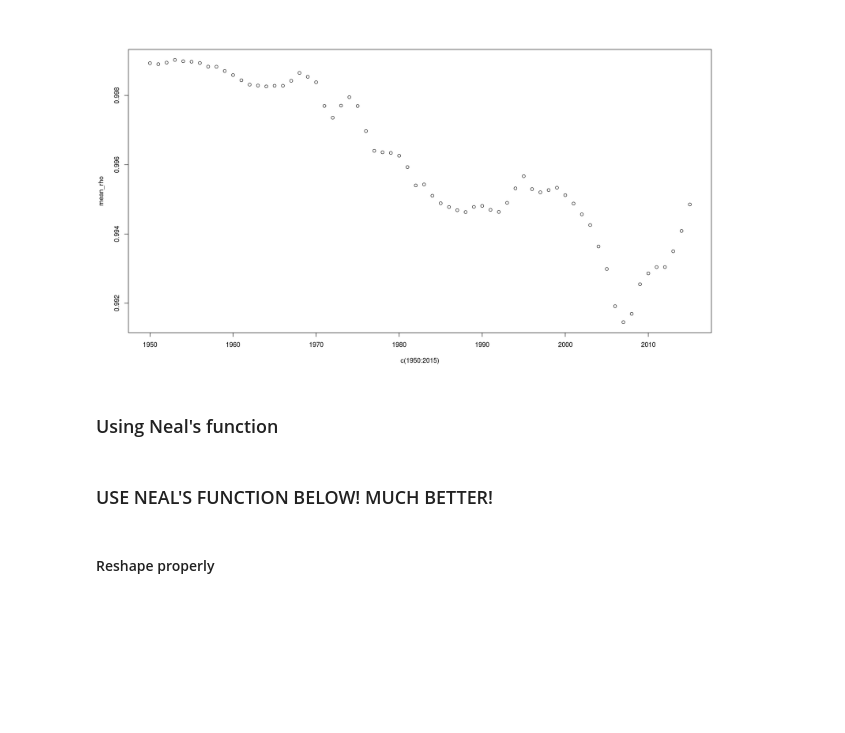
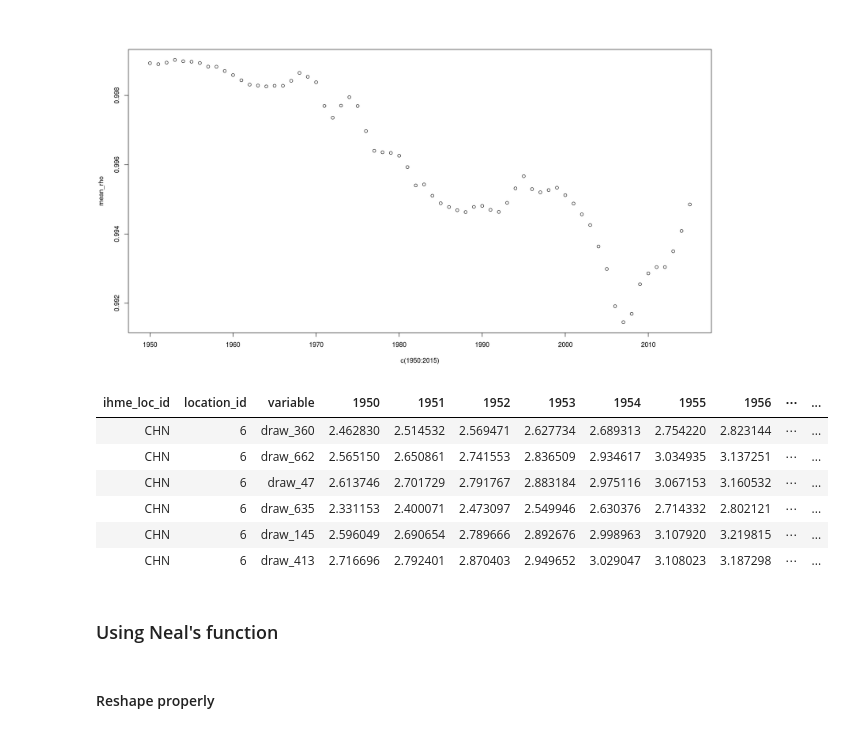
Before and after one commit to sadatnfs/copula, a Jupyter notebook: copula_sorting/education_tests/testing_copula_on_edu_draws.ipynb, the cells around one changed output. Cells and saved outputs as stored; diff of their text form; code cells hidden in the pictures; blank space fills up the shorter version.

```diff
--- a/copula_sorting/education_tests/testing_copula_on_edu_draws.ipynb
+++ b/copula_sorting/education_tests/testing_copula_on_edu_draws.ipynb
@@ -113,6 +114,16 @@ y1_vect <- c(2016:2040)
 # %%
 post_copula <- dcast1
 post_copula <- arrange(post_copula, `2015`)
+# %%
+head(post_copula)
+# %% [output]
+| ihme_loc_id | location_id | variable | 1950 | 1951 | 1952 | 1953 | 1954 | 1955 | 1956 | ⋯ | ... |
+| CHN | 6 | draw_360 | 2.462830 | 2.514532 | 2.569471 | 2.627734 | 2.689313 | 2.754220 | 2.823144 | ⋯ | ... |
+| CHN | 6 | draw_662 | 2.565150 | 2.650861 | 2.741553 | 2.836509 | 2.934617 | 3.034935 | 3.137251 | ⋯ | ... |
+| CHN | 6 | draw_47 | 2.613746 | 2.701729 | 2.791767 | 2.883184 | 2.975116 | 3.067153 | 3.160532 | ⋯ | ... |
+| CHN | 6 | draw_635 | 2.331153 | 2.400071 | 2.473097 | 2.549946 | 2.630376 | 2.714332 | 2.802121 | ⋯ | ... |
+| CHN | 6 | draw_145 | 2.596049 | 2.690654 | 2.789666 | 2.892676 | 2.998963 | 3.107920 | 3.219815 | ⋯ | ... |
+| CHN | 6 | draw_413 | 2.716696 | 2.792401 | 2.870403 | 2.949652 | 3.029047 | 3.108023 | 3.187298 | ⋯ | ... |
 # %% [markdown]
 ### Using Neal's function
 # %%
@@ -126,5 +137,3 @@ cop_sort_data <- function(X, corr){
   sorted_X <- apply(X, 2, sort)
   sapply(1:ncol(X), function(x) sorted_X[,x][ranks[,x]])
 }
-# %% [markdown]
-### USE NEAL'S FUNCTION BELOW! MUCH BETTER!
```
Also changed, not shown: parts of 3 cells of this notebook, 5 other files.
